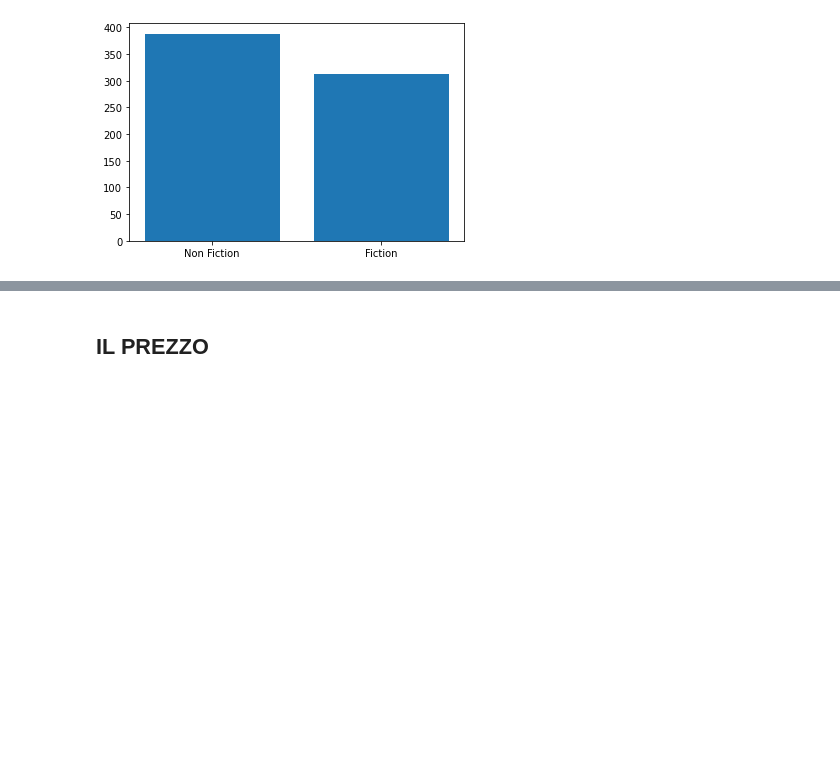
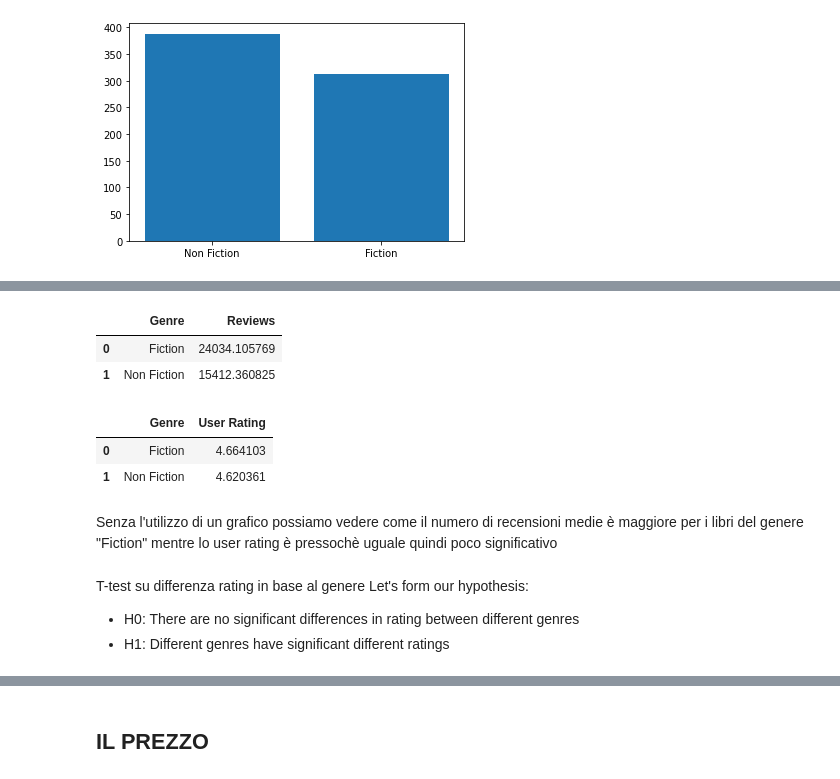
Before and after one commit to Nenne2000/BestSellerAmazon_Notebook, a Jupyter notebook: Notebook.ipynb, the cells around one changed output, grey strips where cells are left out. Drawn from its saved outputs; the diff is of its cells as text; code cells hidden in the pictures; blank space fills up the shorter version.

Commit message:
Add more feature, no t-test

```diff
--- a/Notebook.ipynb
+++ b/Notebook.ipynb
@@ -143,0 +157,20 @@ sns.barplot(x='Year', y='counts', hue='Genre', data=df).set(title='genre distrib
+# %%
+book.groupby('Genre')[['Reviews']].mean().reset_index()
+# %% [output]
+|  | Genre | Reviews |
+| 0 | Fiction | 24034.105769 |
+| 1 | Non Fiction | 15412.360825 |
+# %%
+book.groupby('Genre')[['User Rating']].mean().reset_index()
+# %% [output]
+|  | Genre | User Rating |
+| 0 | Fiction | 4.664103 |
+| 1 | Non Fiction | 4.620361 |
+# %% [markdown]
+Senza l'utilizzo di un grafico possiamo vedere come il numero di recensioni medie è maggiore per i libri del genere "Fiction" mentre lo user rating è pressochè uguale quindi poco significativo
+# %% [markdown]
+T-test su differenza rating in base al genere
+Let's form our hypothesis:
+
++ H0: There are no significant differences in rating between different genres
++ H1: Different genres have significant different ratings
```
Also changed, not shown: parts of 29 cells of this notebook.
